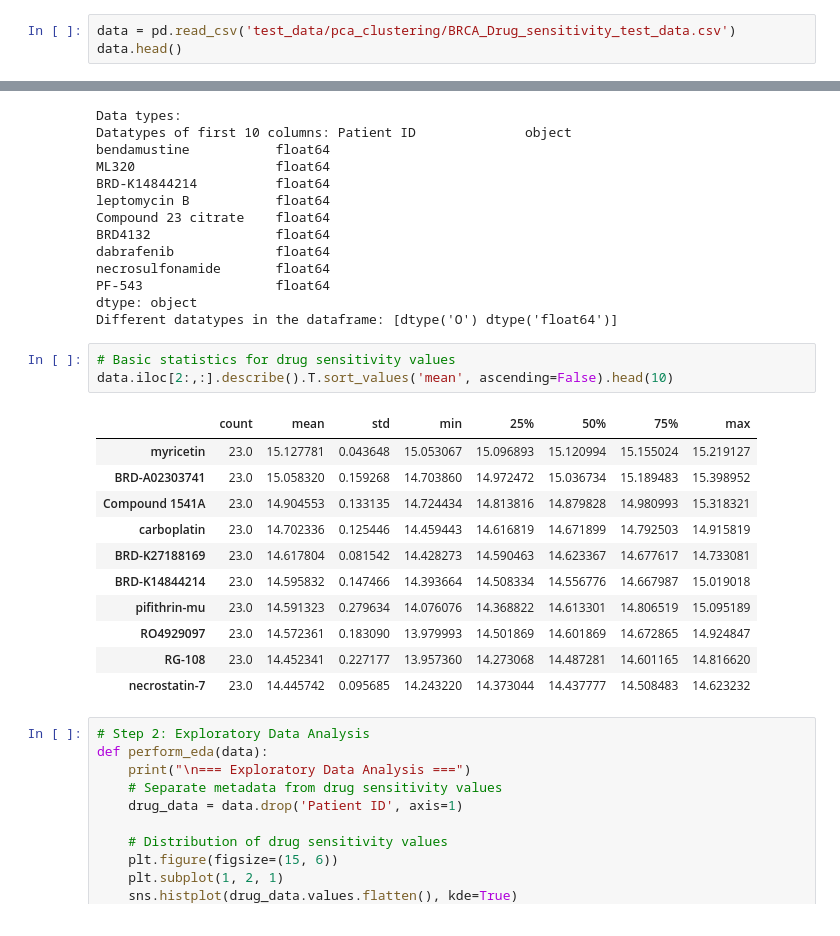
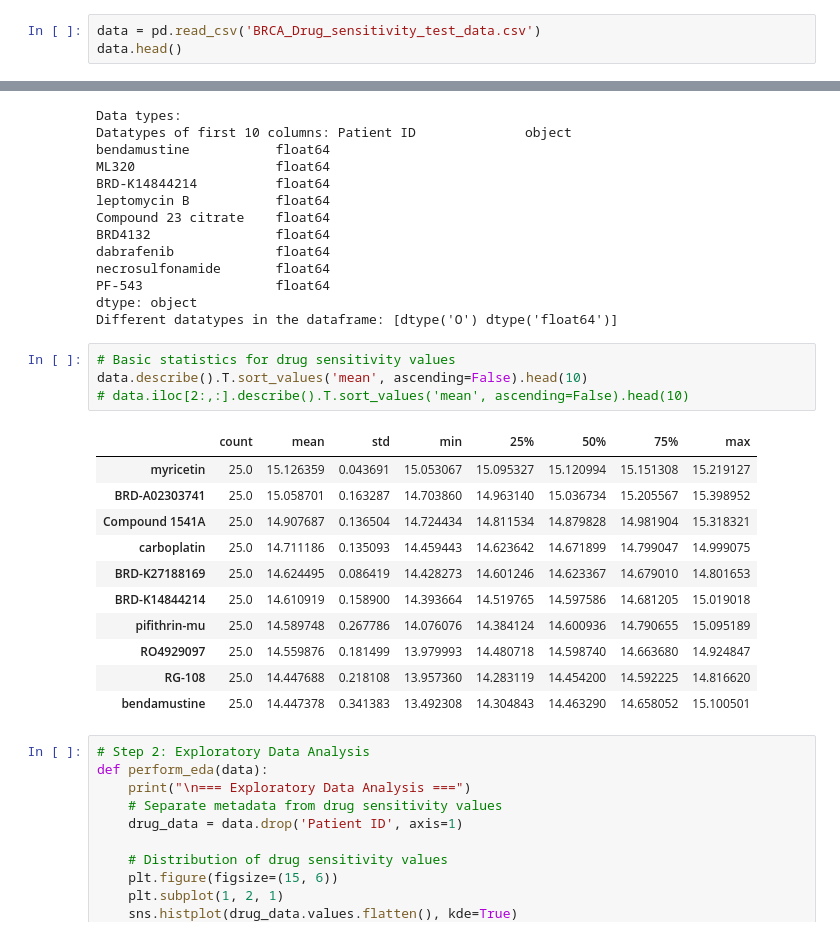
Before and after one commit to NAICNO/BioNT_Module2_handson, a Jupyter notebook: content/1.Notebook_PCA_n_Clustering.ipynb, the cells around one changed output, grey strips where cells are left out. Drawn from its saved outputs; the diff is of its cells as text.

```diff
--- a/content/1.Notebook_PCA_n_Clustering.ipynb
+++ b/content/1.Notebook_PCA_n_Clustering.ipynb
@@ -21,5 +29,5 @@ from sklearn.metrics import silhouette_score
 # %%
-data = pd.read_csv('test_data/pca_clustering/BRCA_Drug_sensitivity_test_data.csv')
+data = pd.read_csv('BRCA_Drug_sensitivity_test_data.csv')
 data.head()
 # %% [output]
 |  | Patient ID | bendamustine | ML320 | BRD-K14844214 | leptomycin B | Compound 23 citrate | BRD4132 | ... |
@@ -79,19 +87,20 @@ dtype: object
 Different datatypes in the dataframe: [dtype('O') dtype('float64')]
 # %%
 # Basic statistics for drug sensitivity values
-data.iloc[2:,:].describe().T.sort_values('mean', ascending=False).head(10)
+data.describe().T.sort_values('mean', ascending=False).head(10)
+# data.iloc[2:,:].describe().T.sort_values('mean', ascending=False).head(10)
 # %% [output]
 |  | count | mean | std | min | 25% | 50% | 75% | max |
-| myricetin | 23.0 | 15.127781 | 0.043648 | 15.053067 | 15.096893 | 15.120994 | 15.155024 | 15.219127 |
-| BRD-A02303741 | 23.0 | 15.058320 | 0.159268 | 14.703860 | 14.972472 | 15.036734 | 15.189483 | 15.398952 |
-| Compound 1541A | 23.0 | 14.904553 | 0.133135 | 14.724434 | 14.813816 | 14.879828 | 14.980993 | 15.318321 |
-| carboplatin | 23.0 | 14.702336 | 0.125446 | 14.459443 | 14.616819 | 14.671899 | 14.792503 | 14.915819 |
-| BRD-K27188169 | 23.0 | 14.617804 | 0.081542 | 14.428273 | 14.590463 | 14.623367 | 14.677617 | 14.733081 |
-| BRD-K14844214 | 23.0 | 14.595832 | 0.147466 | 14.393664 | 14.508334 | 14.556776 | 14.667987 | 15.019018 |
-| pifithrin-mu | 23.0 | 14.591323 | 0.279634 | 14.076076 | 14.368822 | 14.613301 | 14.806519 | 15.095189 |
-| RO4929097 | 23.0 | 14.572361 | 0.183090 | 13.979993 | 14.501869 | 14.601869 | 14.672865 | 14.924847 |
-| RG-108 | 23.0 | 14.452341 | 0.227177 | 13.957360 | 14.273068 | 14.487281 | 14.601165 | 14.816620 |
-| necrostatin-7 | 23.0 | 14.445742 | 0.095685 | 14.243220 | 14.373044 | 14.437777 | 14.508483 | 14.623232 |
+| myricetin | 25.0 | 15.126359 | 0.043691 | 15.053067 | 15.095327 | 15.120994 | 15.151308 | 15.219127 |
+| BRD-A02303741 | 25.0 | 15.058701 | 0.163287 | 14.703860 | 14.963140 | 15.036734 | 15.205567 | 15.398952 |
+| Compound 1541A | 25.0 | 14.907687 | 0.136504 | 14.724434 | 14.811534 | 14.879828 | 14.981904 | 15.318321 |
+| carboplatin | 25.0 | 14.711186 | 0.135093 | 14.459443 | 14.623642 | 14.671899 | 14.799047 | 14.999075 |
+| BRD-K27188169 | 25.0 | 14.624495 | 0.086419 | 14.428273 | 14.601246 | 14.623367 | 14.679010 | 14.801653 |
+| BRD-K14844214 | 25.0 | 14.610919 | 0.158900 | 14.393664 | 14.519765 | 14.597586 | 14.681205 | 15.019018 |
+| pifithrin-mu | 25.0 | 14.589748 | 0.267786 | 14.076076 | 14.384124 | 14.600936 | 14.790655 | 15.095189 |
+| RO4929097 | 25.0 | 14.559876 | 0.181499 | 13.979993 | 14.480718 | 14.598740 | 14.663680 | 14.924847 |
+| RG-108 | 25.0 | 14.447688 | 0.218108 | 13.957360 | 14.283119 | 14.454200 | 14.592225 | 14.816620 |
+| bendamustine | 25.0 | 14.447378 | 0.341383 | 13.492308 | 14.304843 | 14.463290 | 14.658052 | 15.100501 |
 # %%
 # Step 2: Exploratory Data Analysis
 def perform_eda(data):
```
Also changed, not shown: parts of 16 cells of this notebook.
